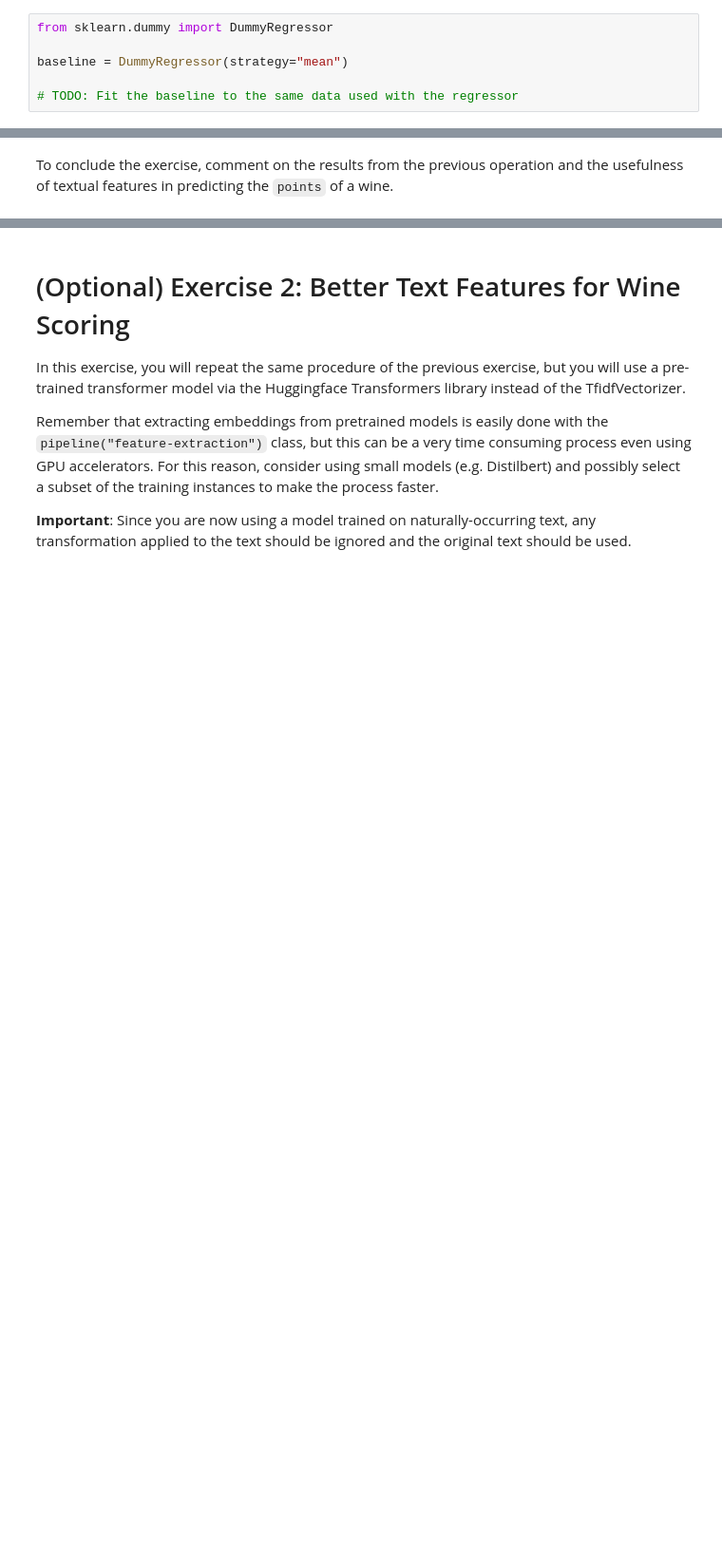
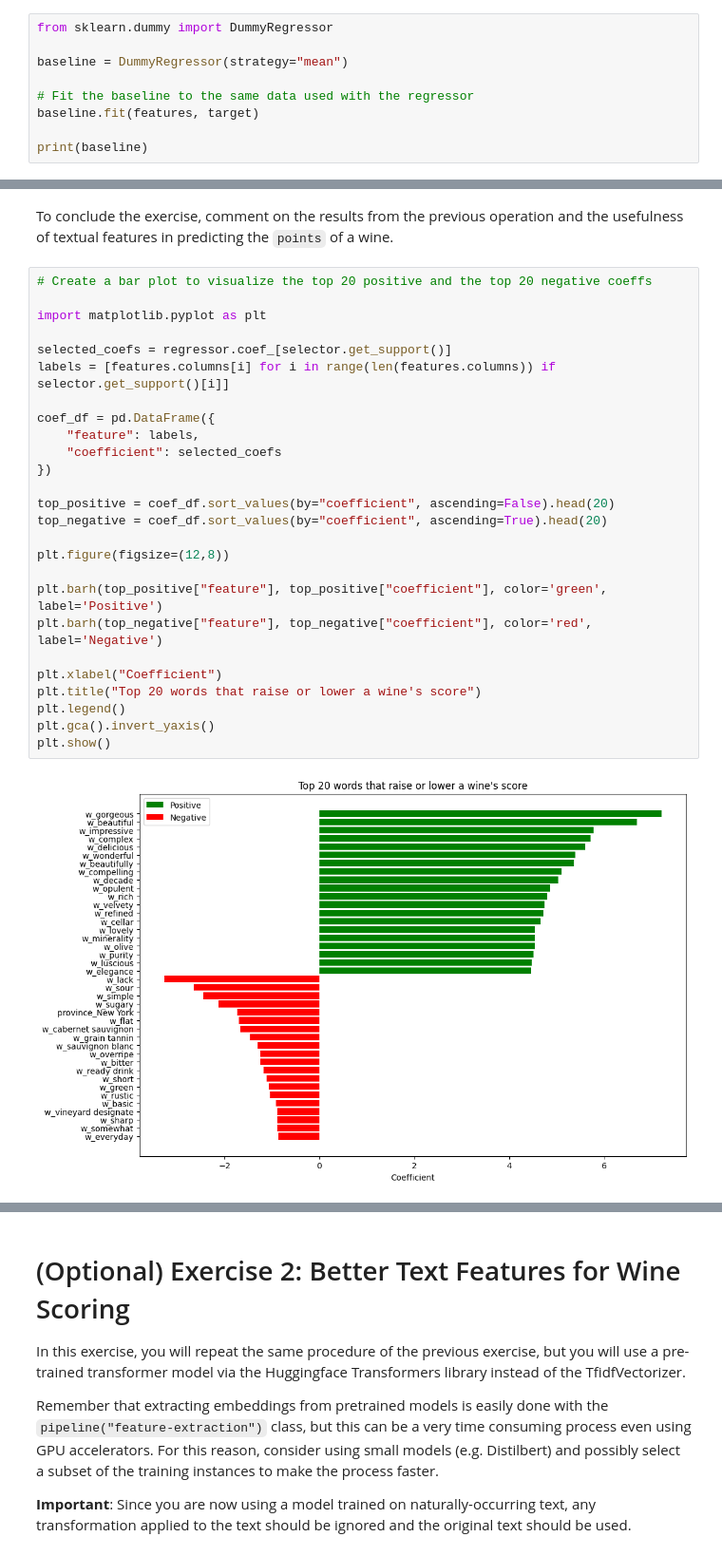
Before and after one commit to matildecmp/IK-NLP-Portfolios, a Jupyter notebook: notebooks/W4E_NonTextual_Information.ipynb, the cells around one changed output, grey strips where cells are left out. Shown: that part at 95% size. Drawn from its saved outputs; the diff is of its cells as text; blank space fills up the shorter version.

```diff
--- a/notebooks/W4E_NonTextual_Information.ipynb
+++ b/notebooks/W4E_NonTextual_Information.ipynb
@@ -244,4 +258,7 @@ from sklearn.dummy import DummyRegressor
 
 baseline = DummyRegressor(strategy="mean")
 
-# TODO: Fit the baseline to the same data used with the regressor
+# Fit the baseline to the same data used with the regressor
+baseline.fit(features, target)
+
+print(baseline)
@@ -304,2 +394,30 @@ labels = [features.columns[i] for i in sorted(top_scores)]
 # %% [markdown]
 To conclude the exercise, comment on the results from the previous operation and the usefulness of textual features in predicting the `points` of a wine.
+# %%
+# Create a bar plot to visualize the top 20 positive and the top 20 negative coeffs
+
+import matplotlib.pyplot as plt
+
+selected_coefs = regressor.coef_[selector.get_support()]
+labels = [features.columns[i] for i in range(len(features.columns)) if selector.get_support()[i]]
+
+coef_df = pd.DataFrame({
+    "feature": labels,
+    "coefficient": selected_coefs
+})
+
+top_positive = coef_df.sort_values(by="coefficient", ascending=False).head(20)
+top_negative = coef_df.sort_values(by="coefficient", ascending=True).head(20)
+
+plt.figure(figsize=(12,8))
+
+plt.barh(top_positive["feature"], top_positive["coefficient"], color='green', label='Positive')
+plt.barh(top_negative["feature"], top_negative["coefficient"], color='red', label='Negative')
+
+plt.xlabel("Coefficient")
+plt.title("Top 20 words that raise or lower a wine's score")
+plt.legend()
+plt.gca().invert_yaxis()
+plt.show()
+# %% [output]
+[figure, added]
```
Also changed, not shown: parts of 9 cells of this notebook.
